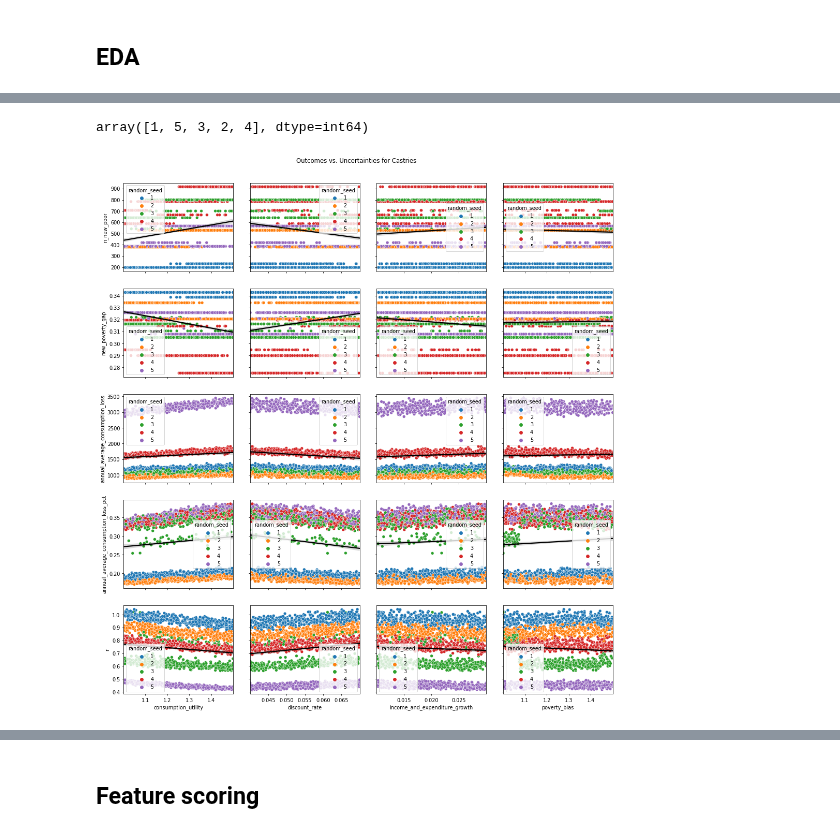
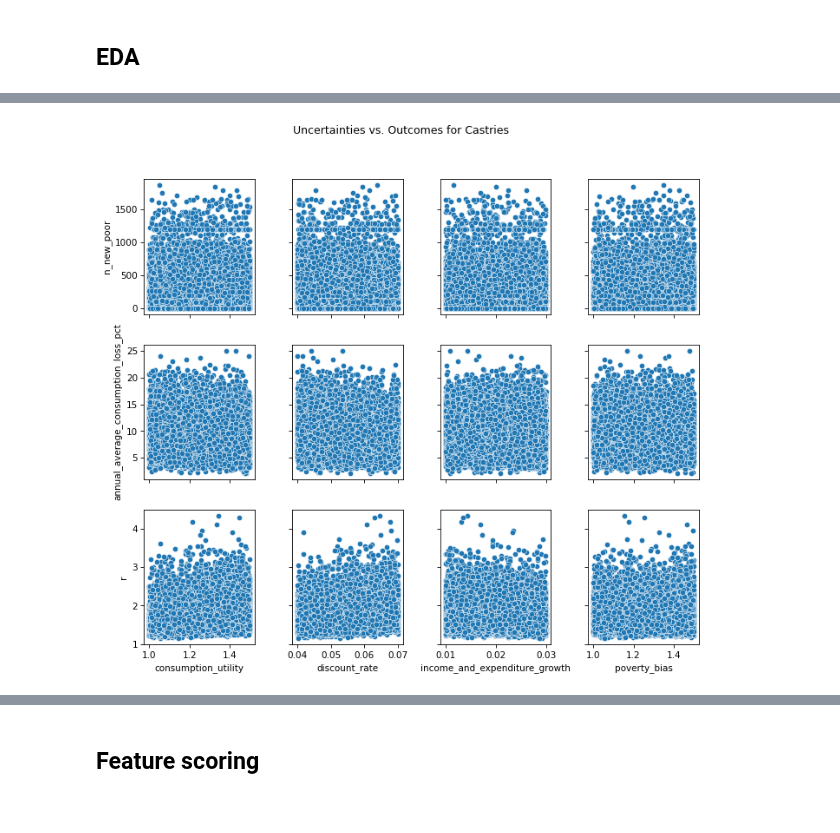
Before and after one commit to mikhailsirenko/unbreakable, a Jupyter notebook: notebooks/sensitivity_analysis.ipynb, the cells around one changed output, grey strips where cells are left out. Saved outputs shown, nothing was run; the diff lists cells and outputs as text; code cells hidden in the pictures.

```diff
--- a/notebooks/sensitivity_analysis.ipynb
+++ b/notebooks/sensitivity_analysis.ipynb
@@ -31,0 +14,9 @@ df = pd.merge(experiments, outcomes, on=['scenario', 'policy'])
+# %%
+# Load results
+n_scenarios = 30000
+n_policies = 0
+income_loss = False
+results = load_results(f'../results/scenarios={n_scenarios}, policies={n_policies}, income_loss={income_loss}.tar.gz')
+
+# Prepare outcomes
+outcomes = prepare_outcomes(results, add_policies=False, add_uncertainties=True)
@@ -52,4 +26,0 @@ uncertainties_of_interest = ['consumption_utility',
-# %%
-df['random_seed'].unique()
-# %% [output]
-array([1, 5, 3, 2, 4], dtype=int64)
@@ -58,28 +27,32 @@ random_seed = 2
+# %%
+uncertainties_of_interest = ['consumption_utility',
+                             'discount_rate',
+                             'income_and_expenditure_growth',
+                             'poverty_bias']
+
+outcomes_of_interest = ['n_new_poor',
+                        'annual_average_consumption_loss_pct',
+                        'r']
+
+district = 'Castries'
+df = outcomes[outcomes['district'] == district]
+df = df.drop_duplicates(subset=['random_seed'])
 # %%
+ncols = len(uncertainties_of_interest)
 nrows = len(outcomes_of_interest)
-ncols = len(uncertainties_of_interest)
-fig, ax = plt.subplots(nrows=nrows, ncols=ncols, figsize=(nrows * 3, ncols * 4), sharey='row', sharex='col')
+fig, ax = plt.subplots(nrows=nrows, ncols=ncols, figsize=(5 * int(ncols / 2), 3 * nrows), sharey='row', sharex='col')
 
-# data = df[df['random_seed'] == random_seed]
 for uncertainty in uncertainties_of_interest:
     for outcome in outcomes_of_interest:
-        # Make scatterplot
         sns.scatterplot(data=df,
                         x=uncertainty,
                         y=outcome,
-                        hue='random_seed',
                         palette='tab10',
                         ax=ax[outcomes_of_interest.index(outcome), uncertainties_of_interest.index(uncertainty)])
-        # Add trend line
-        sns.regplot(data=df,
-                    x=uncertainty,
-                    y=outcome,
-                    ax=ax[outcomes_of_interest.index(outcome), uncertainties_of_interest.index(uncertainty)],
-                    scatter=False,
-                    color='black')
+
         ax[outcomes_of_interest.index(outcome), uncertainties_of_interest.index(uncertainty)].set_xlabel(uncertainty)
         ax[outcomes_of_interest.index(outcome), uncertainties_of_interest.index(uncertainty)].set_ylabel(outcome)
 fig.suptitle(f'Uncertainties vs. Outcomes for {district}')
 fig.tight_layout(pad=3.0)
 # %% [output]
-[figure, old version]
+[figure, new version]
```
Also changed, not shown: parts of 18 cells of this notebook.
